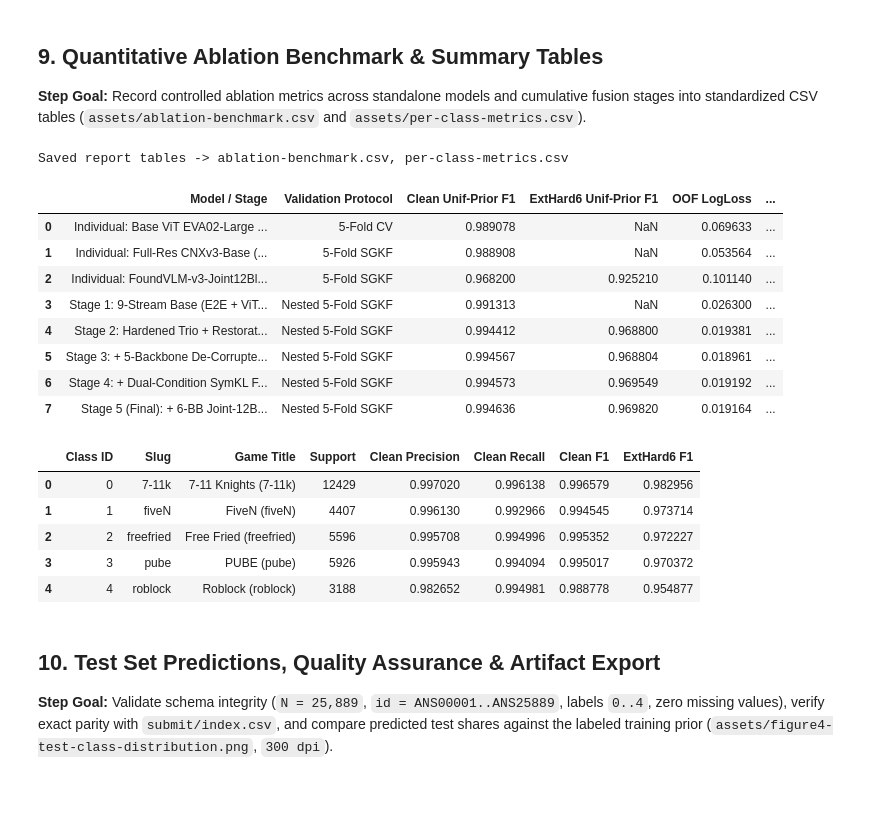
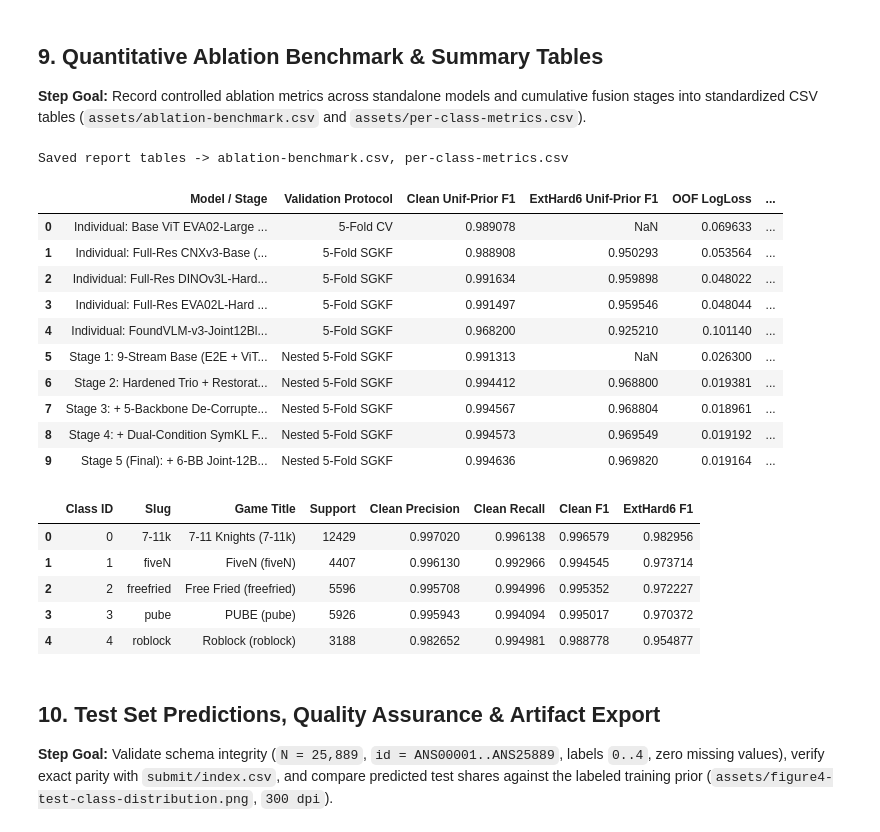
Before and after one commit to Palapluem/ml00x, a Jupyter notebook: task4/task4_game_title_detection.ipynb, the cells around one changed output. Cells and saved outputs as stored; diff of their text form; code cells hidden in the pictures; blank space fills up the shorter version.

```diff
--- a/task4/task4_game_title_detection.ipynb
+++ b/task4/task4_game_title_detection.ipynb
@@ -492,8 +493,8 @@ ax_l.set_ylim(0.9905, 0.9958)
 ax_r.set_ylim(0.0175, 0.0285)
 ax_l.set_title("(a) Stage-by-Stage Validation Progression", fontweight="bold")
 lines = l1 + l2
-ax_l.legend(lines, [l.get_label() for l in lines], frameon=False, fontsize=8, loc="center right")
-for i, (f_val, ll_val) in enumerate(zip(s_oof, s_ll)):
+ax_l.legend(lines, [ln.get_label() for ln in lines], frameon=False, fontsize=8, loc="center right")
+for i, (f_val, ll_val) in enumerate(zip(s_oof, s_ll, strict=True)):
     ax_l.annotate(f"{f_val:.5f}", (i, f_val), textcoords="offset points", xytext=(0, 8), ha="center", va="bottom", fontsize=7.8, color="#1d4ed8", fontweight="bold")
     ax_r.annotate(f"{ll_val:.5f}", (i, ll_val), textcoords="offset points", xytext=(0, -13), ha="center", va="top", fontsize=7.8, color="#0f766e")
 
@@ -524,39 +525,50 @@ Saved regime analysis      -> /Users/wisitsuwannao/Documents/Workspace/ml00x/tas
 **Step Goal:** Record controlled ablation metrics across standalone models and cumulative fusion stages into standardized CSV tables (`assets/ablation-benchmark.csv` and `assets/per-class-metrics.csv`).
 # %%
 ablation_rows = [
-    ("Individual: Base ViT EVA02-Large (224px)", "5-Fold CV", np.nan, np.nan, np.nan, "High-res ViT baseline"),
-    ("Individual: Full-Res CNXv3-Base (192x384 Hard6)", "5-Fold SGKF", np.nan, np.nan, np.nan, "Hardened ConvNeXt DINOv3 backbone"),
-    ("Individual: FoundVLM-v3-Joint12Blk (6-BB 13,568d)", "5-Fold SGKF", 0.96820, 0.92521, 0.10114, "6 De-Corrupted v4 backbones fused jointly"),
-    ("Stage 1: 9-Stream Base (E2E + ViTs + DINOv2)", "Nested 5-Fold SGKF", 0.991313, np.nan, 0.026300, "Initial dual-regime baseline"),
-    ("Stage 2: Hardened Trio + Restoration Shift Gate", "Nested 5-Fold SGKF", 0.994412, 0.968800, 0.019381, "Adds 192x384 Hard6 models & JS shift gate"),
-    ("Stage 3: + 5-Backbone De-Corrupted FoundVLM-v1", "Nested 5-Fold SGKF", 0.994567, 0.968804, 0.018961, "Adds frozen multi-VLM semantic features"),
-    ("Stage 4: + Dual-Condition SymKL FoundVLM-v2", "Nested 5-Fold SGKF", 0.994573, 0.969549, 0.019192, "10-block PowerNorm + SymKL consistency"),
-    (
+    ["Individual: Base ViT EVA02-Large (224px)", "5-Fold CV", np.nan, np.nan, np.nan, "High-res ViT baseline"],
+    ["Individual: Full-Res CNXv3-Base (192x384 Hard6)", "5-Fold SGKF", np.nan, np.nan, np.nan, "Hardened ConvNeXt DINOv3 backbone"],
+    ["Individual: Full-Res DINOv3L-Hard (192x384 Hard6)", "5-Fold SGKF", np.nan, np.nan, np.nan, "Hardened DINOv3-ViT-L backbone"],
+    ["Individual: Full-Res EVA02L-Hard (192x384 Hard6)", "5-Fold SGKF", np.nan, np.nan, np.nan, "Hardened EVA02-Large backbone"],
+    ["Individual: FoundVLM-v3-Joint12Blk (6-BB 13,568d)", "5-Fold SGKF", 0.96820, 0.92521, 0.10114, "6 De-Corrupted v4 backbones fused jointly"],
+    ["Stage 1: 9-Stream Base (E2E + ViTs + DINOv2)", "Nested 5-Fold SGKF", 0.991313, np.nan, 0.026300, "Initial dual-regime baseline"],
+    ["Stage 2: Hardened Trio + Restoration Shift Gate", "Nested 5-Fold SGKF", 0.994412, 0.968800, 0.019381, "Adds 192x384 Hard6 models & JS shift gate"],
+    ["Stage 3: + 5-Backbone De-Corrupted FoundVLM-v1", "Nested 5-Fold SGKF", 0.994567, 0.968804, 0.018961, "Adds frozen multi-VLM semantic features"],
+    ["Stage 4: + Dual-Condition SymKL FoundVLM-v2", "Nested 5-Fold SGKF", 0.994573, 0.969549, 0.019192, "10-block PowerNorm + SymKL consistency"],
+    [
         "Stage 5 (Final): + 6-BB Joint-12Blk & Unconstrained ExtHard6",
         "Nested 5-Fold SGKF",
         fusion_summary["metrics"]["clean_unif_oof_f1"],
         fusion_summary["metrics"]["exthard6_unif_oof_f1"],
         fusion_summary["metrics"]["oof_logloss"],
         "12-block 13,568d joint MLP + ExtHard6 min_bound=0.00",
-    ),
+    ],
 ]
+
+def _eval_stream(probs):
+    p_s = np.clip(probs, 1e-7, 1.0)
+    p_s /= p_s.sum(axis=1, keepdims=True)
+    p_deb_s = p_s / (pi_tr[None, :] ** 0.65)
+    return (
+        round(float(f1_score(y_all, p_deb_s.argmax(1), average="macro", sample_weight=sw_unif)), 6),
+        round(float(log_loss(y_all, p_s, labels=[0, 1, 2, 3, 4])), 6),
+    )
 
 stream_lookup = {
     "EVA02-Large": 0,
     "CNXv3-Base-Hard6": 1,
+    "DINOv3L-Hard-Hard6": 2,
+    "EVA02L-Hard-Hard6": 3,
 }
 for idx_s, pname in enumerate(details["pool_names"]):
     if pname in stream_lookup:
-        p_s = np.clip(details["pool_oof"][idx_s], 1e-7, 1.0)
-        p_s /= p_s.sum(axis=1, keepdims=True)
-        p_deb_s = p_s / (pi_tr[None, :] ** 0.65)
-        f1_s = round(float(f1_score(y_all, p_deb_s.argmax(1), average="macro", sample_weight=sw_unif)), 6)
-        ll_s = round(float(log_loss(y_all, p_s, labels=[0, 1, 2, 3, 4])), 6)
+        f1_s, ll_s = _eval_stream(details["pool_oof"][idx_s])
         row_i = stream_lookup[pname]
-        t_list = list(ablation_rows[row_i])
-        t_list[2] = f1_s
-        t_list[4] = ll_s
-        ablation_rows[row_i] = tuple(t_list)
+        ablation_rows[row_i][2] = f1_s
+        ablation_rows[row_i][4] = ll_s
+for idx_h, hname in enumerate(details["hard_names"]):
+    if hname in stream_lookup:
+        f1_ext_s, _ = _eval_stream(details["hard_ext_oof"][idx_h])
+        ablation_rows[stream_lookup[hname]][3] = f1_ext_s
 
 ablation_df = pd.DataFrame(
     ablation_rows,
@@ -568,40 +580,42 @@ ablation_df.to_csv(ablation_path, index=False)
 rep_dict = classification_report(
     y_all,
     pred_oof,
     target_names=[f"{i}: {INV_CLASS_MAP[i]}" for i in range(5)],
     output_dict=True,
     digits=6,
 )
 per_class_df = pd.DataFrame([
     {
         "Class ID": i,
         "Slug": INV_CLASS_MAP[i],
         "Game Title": CLASS_DISPLAY_NAMES[i],
         "Support": int((y_all == i).sum()),
         "Clean Precision": round(rep_dict[f"{i}: {INV_CLASS_MAP[i]}"]["precision"], 6),
         "Clean Recall": round(rep_dict[f"{i}: {INV_CLASS_MAP[i]}"]["recall"], 6),
         "Clean F1": round(per_cls_clean[i], 6),
         "ExtHard6 F1": round(per_cls_ext[i], 6),
     }
     for i in range(5)
 ])
 per_class_path = ASSETS_DIR / "per-class-metrics.csv"
 per_class_df.to_csv(per_class_path, index=False)
 
 print(f"Saved report tables -> {ablation_path.name}, {per_class_path.name}")
 display(ablation_df)
 display(per_class_df)
 # %% [output]
 Saved report tables -> ablation-benchmark.csv, per-class-metrics.csv
 |  | Model / Stage | Validation Protocol | Clean Unif-Prior F1 | ExtHard6 Unif-Prior F1 | OOF LogLoss | ... |
 | 0 | Individual: Base ViT EVA02-Large ... | 5-Fold CV | 0.989078 | NaN | 0.069633 | ... |
-| 1 | Individual: Full-Res CNXv3-Base (... | 5-Fold SGKF | 0.988908 | NaN | 0.053564 | ... |
-| 2 | Individual: FoundVLM-v3-Joint12Bl... | 5-Fold SGKF | 0.968200 | 0.925210 | 0.101140 | ... |
-| 3 | Stage 1: 9-Stream Base (E2E + ViT... | Nested 5-Fold SGKF | 0.991313 | NaN | 0.026300 | ... |
-| 4 | Stage 2: Hardened Trio + Restorat... | Nested 5-Fold SGKF | 0.994412 | 0.968800 | 0.019381 | ... |
-| 5 | Stage 3: + 5-Backbone De-Corrupte... | Nested 5-Fold SGKF | 0.994567 | 0.968804 | 0.018961 | ... |
-| 6 | Stage 4: + Dual-Condition SymKL F... | Nested 5-Fold SGKF | 0.994573 | 0.969549 | 0.019192 | ... |
-| 7 | Stage 5 (Final): + 6-BB Joint-12B... | Nested 5-Fold SGKF | 0.994636 | 0.969820 | 0.019164 | ... |
+| 1 | Individual: Full-Res CNXv3-Base (... | 5-Fold SGKF | 0.988908 | 0.950293 | 0.053564 | ... |
+| 2 | Individual: Full-Res DINOv3L-Hard... | 5-Fold SGKF | 0.991634 | 0.959898 | 0.048022 | ... |
+| 3 | Individual: Full-Res EVA02L-Hard ... | 5-Fold SGKF | 0.991497 | 0.959546 | 0.048044 | ... |
+| 4 | Individual: FoundVLM-v3-Joint12Bl... | 5-Fold SGKF | 0.968200 | 0.925210 | 0.101140 | ... |
+| 5 | Stage 1: 9-Stream Base (E2E + ViT... | Nested 5-Fold SGKF | 0.991313 | NaN | 0.026300 | ... |
+| 6 | Stage 2: Hardened Trio + Restorat... | Nested 5-Fold SGKF | 0.994412 | 0.968800 | 0.019381 | ... |
+| 7 | Stage 3: + 5-Backbone De-Corrupte... | Nested 5-Fold SGKF | 0.994567 | 0.968804 | 0.018961 | ... |
+| 8 | Stage 4: + Dual-Condition SymKL F... | Nested 5-Fold SGKF | 0.994573 | 0.969549 | 0.019192 | ... |
+| 9 | Stage 5 (Final): + 6-BB Joint-12B... | Nested 5-Fold SGKF | 0.994636 | 0.969820 | 0.019164 | ... |
 |  | Class ID | Slug | Game Title | Support | Clean Precision | Clean Recall | Clean F1 | ExtHard6 F1 |
 | 0 | 0 | 7-11k | 7-11 Knights (7-11k) | 12429 | 0.997020 | 0.996138 | 0.996579 | 0.982956 |
 | 1 | 1 | fiveN | FiveN (fiveN) | 4407 | 0.996130 | 0.992966 | 0.994545 | 0.973714 |
```
Also changed, not shown: parts of 1 cell of this notebook, 25 other files.
